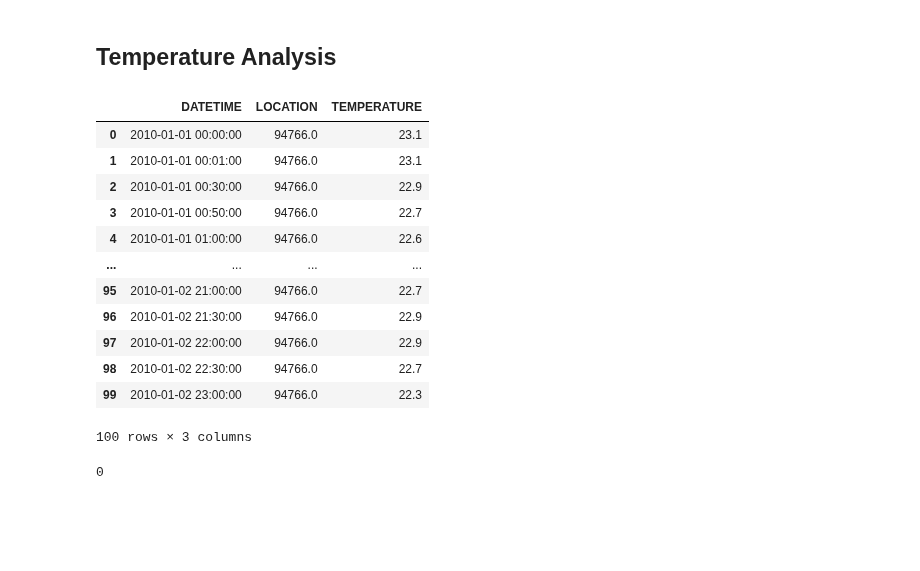
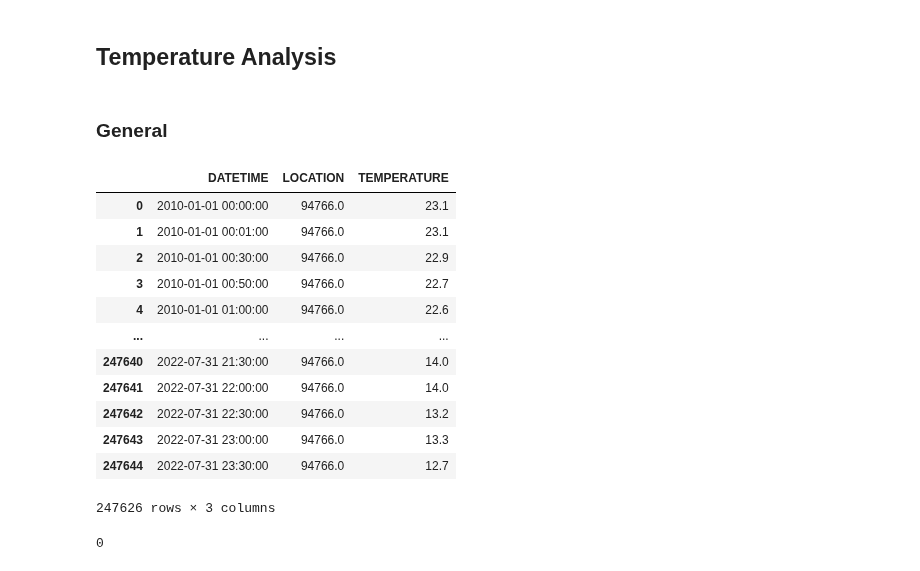
Before and after one commit to dmc-au/Team-A---Impacts-of-Household-PV-on-Grid-Demand, a Jupyter notebook: src/exploratory-analysis.ipynb, the cells around one changed output. Drawn from its saved outputs; the diff is of its cells as text; code cells hidden in the pictures; blank space fills up the shorter version.

```diff
--- a/src/exploratory-analysis.ipynb
+++ b/src/exploratory-analysis.ipynb
@@ -23,21 +25,23 @@ demand = pd.read_csv('../data/raw/totaldemand_nsw.csv')
 # %% [markdown]
 ## Temperature Analysis
+# %% [markdown]
+### General
 # %%
-temp.head(100)
+temp.head(-1)
 # %% [output]
 |  | DATETIME | LOCATION | TEMPERATURE |
 | 0 | 2010-01-01 00:00:00 | 94766.0 | 23.1 |
 | 1 | 2010-01-01 00:01:00 | 94766.0 | 23.1 |
 | 2 | 2010-01-01 00:30:00 | 94766.0 | 22.9 |
 | 3 | 2010-01-01 00:50:00 | 94766.0 | 22.7 |
 | 4 | 2010-01-01 01:00:00 | 94766.0 | 22.6 |
 | ... | ... | ... | ... |
-| 95 | 2010-01-02 21:00:00 | 94766.0 | 22.7 |
-| 96 | 2010-01-02 21:30:00 | 94766.0 | 22.9 |
-| 97 | 2010-01-02 22:00:00 | 94766.0 | 22.9 |
-| 98 | 2010-01-02 22:30:00 | 94766.0 | 22.7 |
-| 99 | 2010-01-02 23:00:00 | 94766.0 | 22.3 |
+| 247640 | 2022-07-31 21:30:00 | 94766.0 | 14.0 |
+| 247641 | 2022-07-31 22:00:00 | 94766.0 | 14.0 |
+| 247642 | 2022-07-31 22:30:00 | 94766.0 | 13.2 |
+| 247643 | 2022-07-31 23:00:00 | 94766.0 | 13.3 |
+| 247644 | 2022-07-31 23:30:00 | 94766.0 | 12.7 |
-100 rows × 3 columns
+247626 rows × 3 columns
 # %%
 # Check NAs
 temp['TEMPERATURE'].isnull().sum()
```
Also changed, not shown: parts of 21 cells of this notebook, 11 other files.
